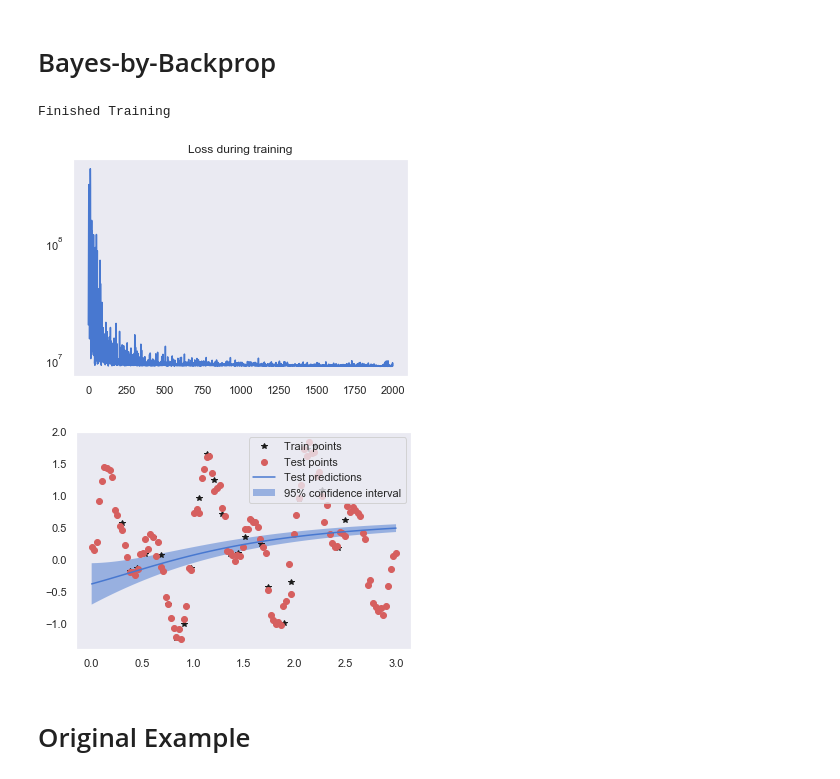
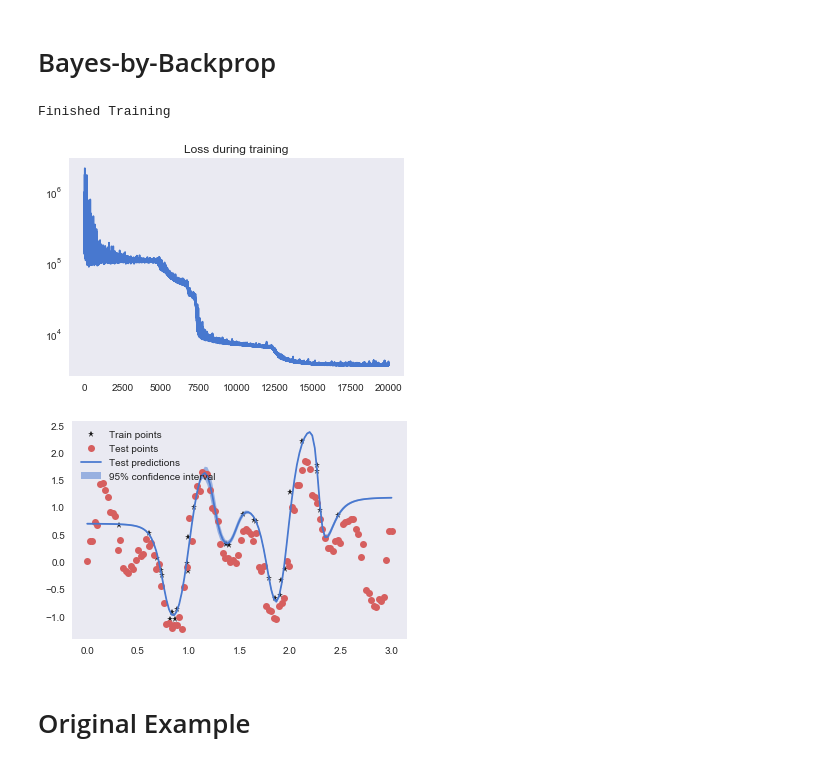
Before and after one commit to andreric/bayesian_neural_network, a Jupyter notebook: train_bbb_1D_regression.ipynb, the cells around one changed output. Saved outputs shown, nothing was run; the diff lists cells and outputs as text; code cells hidden in the pictures.

```diff
--- a/train_bbb_1D_regression.ipynb
+++ b/train_bbb_1D_regression.ipynb
@@ -37,7 +37,7 @@ N = 30
 x_train = np.random.uniform(0.3, 2.5, N).astype(np.float32)
 x_test =  np.linspace(0, 3, N*4, endpoint=True, dtype =np.float32)
 eps = 0.02*np.random.randn(N,)
-y_train = 0.2*x_train + 0.8*np.sin(2*np.pi*(x_train + eps)) + 0.8*np.sin(4*np.pi*(x_train + eps)) + eps
+y_train = 0.4*x_train + 0.8*np.sin(2*np.pi*(x_train + eps)) + 0.8*np.sin(4*np.pi*(x_train + eps)) + eps
 eps = 0.02*np.random.randn(N*4,)
 y_test = 0.2*x_test + 0.8*np.sin(2*np.pi*(x_test + eps)) + 0.8*np.sin(4*np.pi*(x_test + eps)) + eps
 
@@ -73,7 +75,7 @@ class NeuralNetwork(nn.Module):
 
 nnet = NeuralNetwork(1, 1, [10, 10]) #.to(DEVICE)
 # %%
-TRAIN_EPOCHS = 1000
+TRAIN_EPOCHS = 2000
 
 optimizer = optim.Adam(nnet.parameters(), lr=1e-2)
 criterion = nn.MSELoss()# Mean Squared Loss
@@ -84,7 +86,7 @@ data = torch.tensor(x_train, dtype=torch.float32)
 target = torch.tensor(y_train, dtype=torch.float32)
 
 losses = list()
-for epoch in tqdm(range(TRAIN_EPOCHS)):
+for epoch in range(TRAIN_EPOCHS):
 
     optimizer.zero_grad()
     outputs = nnet(data)
@@ -125,12 +127,12 @@ import numpy as np
 from matplotlib import pyplot as plt
 
 from sklearn.gaussian_process import GaussianProcessRegressor
-from sklearn.gaussian_process.kernels import RBF, ConstantKernel as C
+from sklearn.gaussian_process.kernels import RBF, ConstantKernel as C, ExpSineSquared, WhiteKernel
 
 # x_train = np.atleast_2d(x_train).T
 # x_test = np.atleast_2d(x_test)
 
-kernel = C(1.0, (1e-3, 1e3)) * RBF(10, (1e-2, 1e2))
+kernel =  RBF(1) + WhiteKernel(1e-1)
 gp = GaussianProcessRegressor(kernel=kernel, n_restarts_optimizer=9)
 
 # Fit to data using Maximum Likelihood Estimation of the parameters
@@ -142,8 +144,8 @@ y_pred, sigma = gp.predict(x_test, return_std=True)
 # Plot the function, the prediction and the 95% confidence interval based on
 # the MSE
 plt.figure()
-plt.plot(x_train, y_train, 'k*', label='Train points')
-plt.plot(x_test, y_test, 'r.', markersize=10, label='Test points')
+plt.plot(x_train, y_train, 'rs', label='Train points')
+plt.plot(x_test, y_test, 'k.', markersize=10, label='Test points')
 plt.plot(x_test, y_pred, 'b-', label='Test predictions')
 plt.fill(np.concatenate([x_test, x_test[::-1]]),
          np.concatenate([y_pred - 1.9600 * sigma,
@@ -158,37 +160,42 @@ plt.show()
 # %% [markdown]
 # Bayes-by-Backprop
 # %%
-net = MLP_BBB(32, noise_tol=1e-3, prior_var=1)
+net = MLP_BBB(1, 1, [10, 10], noise_tol=1e-2, prior_var=1)
 net.to(DEVICE)
 net.train()
 
 data = torch.tensor(x_train, dtype=torch.float32).to(DEVICE)
 target = torch.tensor(y_train, dtype=torch.float32).to(DEVICE)
 
-optimizer = optim.Adam(net.parameters(), lr=.1)
-epochs = 2000
+optimizer = optim.Adam(net.parameters(), lr=1e-2)
+epochs = 20000
 
 loss_arr = list()
-for epoch in tqdm(range(epochs)):  # loop over the dataset multiple times
+lr_arr = list()
+for epoch in range(epochs):  # loop over the dataset multiple times
     optimizer.zero_grad()
     # forward + backward + optimize
-    loss = net.sample_elbo(data, target, 1)
+    loss = net.sample_elbo(data, target, 2)
     loss.backward()
     optimizer.step()
+
+#     if epoch < 100:
+#     optimizer.param_groups[0]['lr'] *=  0.999
+    lr_arr.append(optimizer.param_groups[0]['lr'])
 
     loss_arr.append(loss.item())
 #     if epoch % 10 == 0:
 #         print('epoch: {}/{}'.format(epoch + 1, epochs))
 #         print('Loss:', loss.item())
 print('Finished Training')
 
 plt.plot(loss_arr)
 plt.yscale('log')
 plt.title('Loss during training')
 plt.show()
 # %% [output]
 Finished Training
-[figure, old version]
+[figure, new version]
 # %%
 n_post_samples = 100
 post_dist = np.zeros((len(x_test), n_post_samples + 1))
@@ -215,7 +222,7 @@ plt.fill(np.concatenate([x_test, x_test[::-1]]),
 plt.legend()
 plt.show()
 # %% [output]
-[figure, old version]
+[figure, new version]
 # %% [markdown]
 # Original Example
 # %%
```
Also changed, not shown: parts of 8 cells of this notebook, 2 other files.
